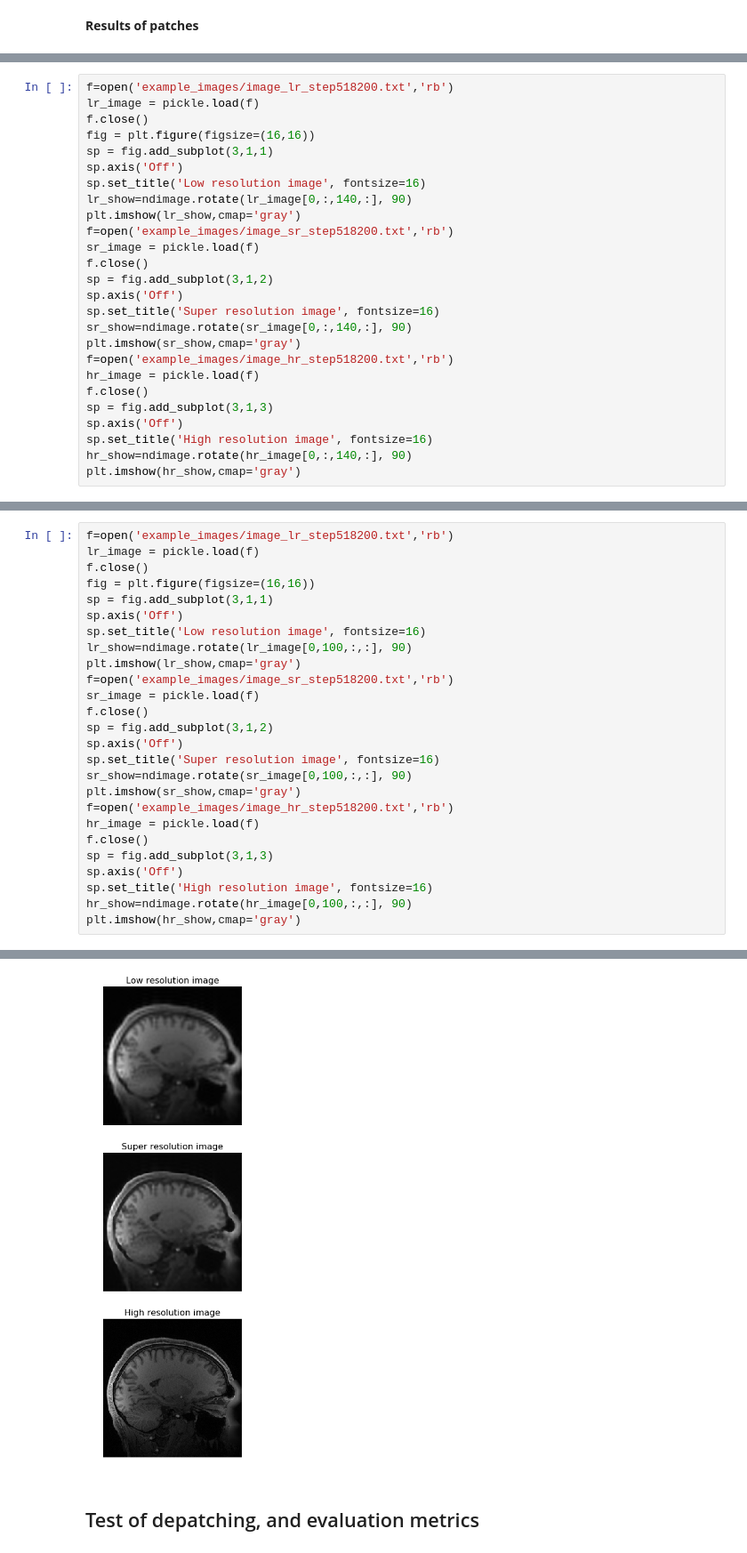
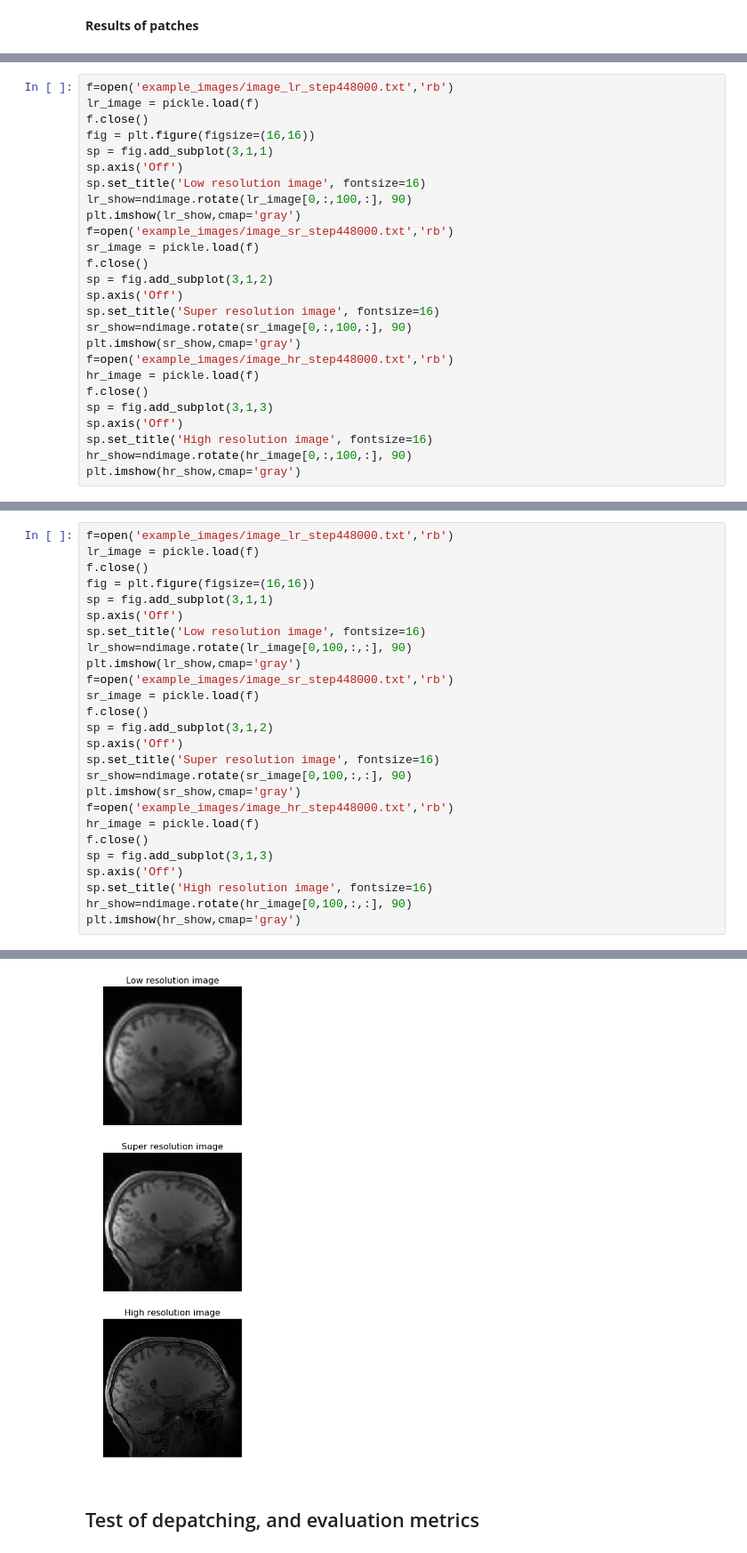
Before and after one commit to Hadrien-Cornier/E6040-super-resolution-project, a Jupyter notebook: main.ipynb, the cells around one changed output, grey strips where cells are left out. Shown at 89% size. Drawn from its saved outputs; the diff is of its cells as text.

```diff
--- a/main.ipynb
+++ b/main.ipynb
@@ -516,30 +458,30 @@ check_result_images(step=250000,slice=40)
 # %% [output]
 [figure]
 # %%
-f=open('example_images/image_lr_step518200.txt','rb')
+f=open('example_images/image_lr_step448000.txt','rb')
 lr_image = pickle.load(f)
 f.close()
 fig = plt.figure(figsize=(16,16))
 sp = fig.add_subplot(3,1,1)
 sp.axis('Off')
 sp.set_title('Low resolution image', fontsize=16)
-lr_show=ndimage.rotate(lr_image[0,:,140,:], 90)
+lr_show=ndimage.rotate(lr_image[0,:,100,:], 90)
 plt.imshow(lr_show,cmap='gray')
-f=open('example_images/image_sr_step518200.txt','rb')
+f=open('example_images/image_sr_step448000.txt','rb')
 sr_image = pickle.load(f)
 f.close()
 sp = fig.add_subplot(3,1,2)
 sp.axis('Off')
 sp.set_title('Super resolution image', fontsize=16)
-sr_show=ndimage.rotate(sr_image[0,:,140,:], 90)
+sr_show=ndimage.rotate(sr_image[0,:,100,:], 90)
 plt.imshow(sr_show,cmap='gray')
-f=open('example_images/image_hr_step518200.txt','rb')
+f=open('example_images/image_hr_step448000.txt','rb')
 hr_image = pickle.load(f)
 f.close()
 sp = fig.add_subplot(3,1,3)
 sp.axis('Off')
 sp.set_title('High resolution image', fontsize=16)
-hr_show=ndimage.rotate(hr_image[0,:,140,:], 90)
+hr_show=ndimage.rotate(hr_image[0,:,100,:], 90)
 plt.imshow(hr_show,cmap='gray')
 # %% [output]
 <matplotlib.image.AxesImage at 0x...>
@@ -547,32 +489,32 @@ plt.imshow(hr_show,cmap='gray')
 # %%
-f=open('example_images/image_lr_step518200.txt','rb')
+f=open('example_images/image_lr_step448000.txt','rb')
 lr_image = pickle.load(f)
 f.close()
 fig = plt.figure(figsize=(16,16))
 sp = fig.add_subplot(3,1,1)
 sp.axis('Off')
 sp.set_title('Low resolution image', fontsize=16)
 lr_show=ndimage.rotate(lr_image[0,100,:,:], 90)
 plt.imshow(lr_show,cmap='gray')
-f=open('example_images/image_sr_step518200.txt','rb')
+f=open('example_images/image_sr_step448000.txt','rb')
 sr_image = pickle.load(f)
 f.close()
 sp = fig.add_subplot(3,1,2)
 sp.axis('Off')
 sp.set_title('Super resolution image', fontsize=16)
 sr_show=ndimage.rotate(sr_image[0,100,:,:], 90)
 plt.imshow(sr_show,cmap='gray')
-f=open('example_images/image_hr_step518200.txt','rb')
+f=open('example_images/image_hr_step448000.txt','rb')
 hr_image = pickle.load(f)
 f.close()
 sp = fig.add_subplot(3,1,3)
 sp.axis('Off')
 sp.set_title('High resolution image', fontsize=16)
 hr_show=ndimage.rotate(hr_image[0,100,:,:], 90)
 plt.imshow(hr_show,cmap='gray')
 # %% [output]
 <matplotlib.image.AxesImage at 0x...>
-[figure, old version]
+[figure, new version]
 # %% [markdown]
 ## Test of depatching, and evaluation metrics ##
 # %% [markdown]
```
Also changed, not shown: parts of 19 cells of this notebook, 26 other files.
